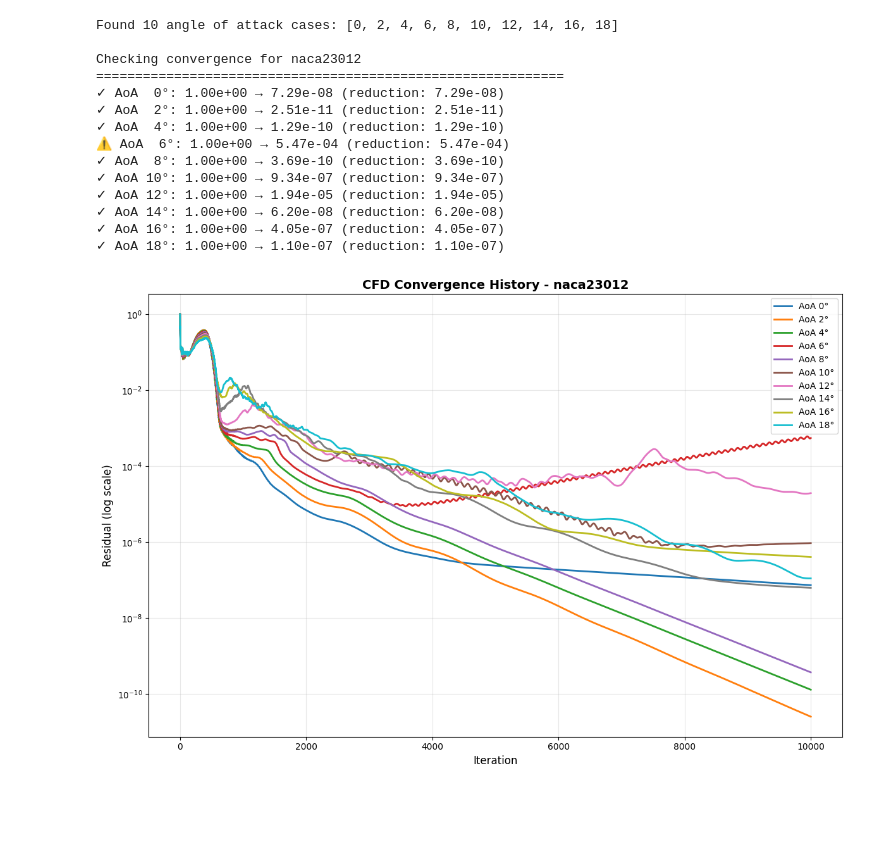
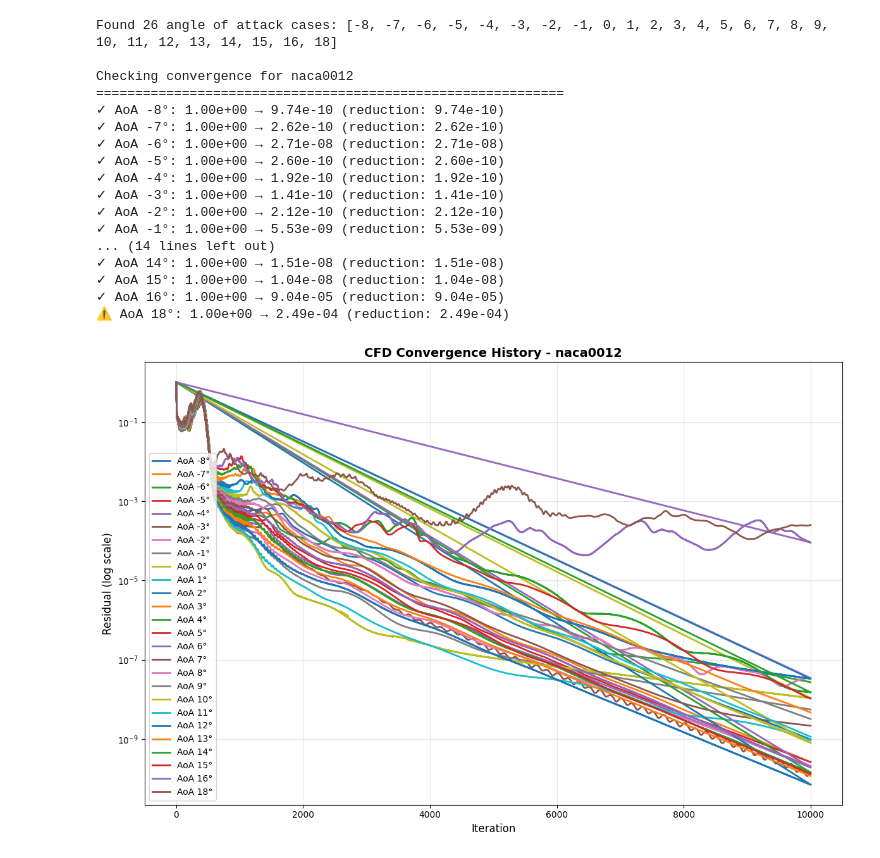
Before and after one commit to seawhanlee/aerodynamic-experiment, a Jupyter notebook: results/plot_CL_py.ipynb, the cells around one changed output. Drawn from its saved outputs; the diff is of its cells as text; code cells hidden in the pictures; blank space fills up the shorter version.

```diff
--- a/results/plot_CL_py.ipynb
+++ b/results/plot_CL_py.ipynb
@@ -55,7 +55,7 @@ def check_convergence(fname):
 # %%
 # Check convergence for all angles of attack in a single plot
 # Automatically detect AoA folders
-profile_dir = f'../{profile}'
+profile_dir = f'../{profile}/runs'
 aoa_folders = [d for d in os.listdir(profile_dir) if os.path.isdir(os.path.join(profile_dir, d)) and d.startswith('aoa')]
 
 # Extract angle values and sort (handle both positive and negative angles)
@@ -67,48 +67,51 @@ for folder in aoa_folders:
         aoa_list.append(int(match.group(1)))
 aoa_list.sort()
 
 print(f'Found {len(aoa_list)} angle of attack cases: {aoa_list}')
 
 fig, ax = plt.subplots(figsize=(12, 8))
 
 print(f'\nChecking convergence for {profile}')
 print('='*60)
 
 for angle in aoa_list:
-    stats = pd.read_csv('../{}/aoa{}/stats.csv'.format(profile, angle))
+    stats = pd.read_csv(f'../{profile}/runs/aoa{angle}/stats.csv')
     ax.semilogy(stats['iter'], stats['rho'], label=f'AoA {angle}°', linewidth=2)
 
     # Print convergence info
     initial_residual = stats['rho'].iloc[0]
     final_residual = stats['rho'].iloc[-1]
     reduction = final_residual / initial_residual
 
     status = '✓' if reduction < 1e-4 else '⚠'
     print(f'{status} AoA {angle:2d}°: {initial_residual:.2e} → {final_residual:.2e} (reduction: {reduction:.2e})')
 
 ax.set_xlabel('Iteration', fontsize=12)
 ax.set_ylabel('Residual (log scale)', fontsize=12)
 ax.set_title(f'CFD Convergence History - {profile}', fontsize=14, fontweight='bold')
 ax.legend(loc='best', fontsize=10)
 ax.grid(True, which='both', alpha=0.3)
 fig.tight_layout()
-fig.savefig('{}/convergence.png'.format(profile), dpi=300)
+fig.savefig(f'{profile}/convergence.png', dpi=300)
 # %% [output]
-Found 10 angle of attack cases: [0, 2, 4, 6, 8, 10, 12, 14, 16, 18]
+Found 26 angle of attack cases: [-8, -7, -6, -5, -4, -3, -2, -1, 0, 1, 2, 3, 4, 5, 6, 7, 8, 9, 10, 11, 12, 13, 14, 15, 16, 18]
 
-Checking convergence for naca23012
+Checking convergence for naca0012
 ============================================================
-✓ AoA  0°: 1.00e+00 → 7.29e-08 (reduction: 7.29e-08)
-✓ AoA  2°: 1.00e+00 → 2.51e-11 (reduction: 2.51e-11)
-✓ AoA  4°: 1.00e+00 → 1.29e-10 (reduction: 1.29e-10)
-⚠ AoA  6°: 1.00e+00 → 5.47e-04 (reduction: 5.47e-04)
-✓ AoA  8°: 1.00e+00 → 3.69e-10 (reduction: 3.69e-10)
-✓ AoA 10°: 1.00e+00 → 9.34e-07 (reduction: 9.34e-07)
-✓ AoA 12°: 1.00e+00 → 1.94e-05 (reduction: 1.94e-05)
-✓ AoA 14°: 1.00e+00 → 6.20e-08 (reduction: 6.20e-08)
-✓ AoA 16°: 1.00e+00 → 4.05e-07 (reduction: 4.05e-07)
-✓ AoA 18°: 1.00e+00 → 1.10e-07 (reduction: 1.10e-07)
+✓ AoA -8°: 1.00e+00 → 9.74e-10 (reduction: 9.74e-10)
+✓ AoA -7°: 1.00e+00 → 2.62e-10 (reduction: 2.62e-10)
+✓ AoA -6°: 1.00e+00 → 2.71e-08 (reduction: 2.71e-08)
+✓ AoA -5°: 1.00e+00 → 2.60e-10 (reduction: 2.60e-10)
+✓ AoA -4°: 1.00e+00 → 1.92e-10 (reduction: 1.92e-10)
+✓ AoA -3°: 1.00e+00 → 1.41e-10 (reduction: 1.41e-10)
+✓ AoA -2°: 1.00e+00 → 2.12e-10 (reduction: 2.12e-10)
+✓ AoA -1°: 1.00e+00 → 5.53e-09 (reduction: 5.53e-09)
+... (14 lines left out)
+✓ AoA 14°: 1.00e+00 → 1.51e-08 (reduction: 1.51e-08)
+✓ AoA 15°: 1.00e+00 → 1.04e-08 (reduction: 1.04e-08)
+✓ AoA 16°: 1.00e+00 → 9.04e-05 (reduction: 9.04e-05)
+⚠ AoA 18°: 1.00e+00 → 2.49e-04 (reduction: 2.49e-04)
-[figure, old version]
+[figure, new version]
 # %%
 # Use detected AoA list (assumes previous cell was run)
 aoa = np.array(aoa_list)
```
Also changed, not shown: parts of 3 cells of this notebook, 2 other files.
